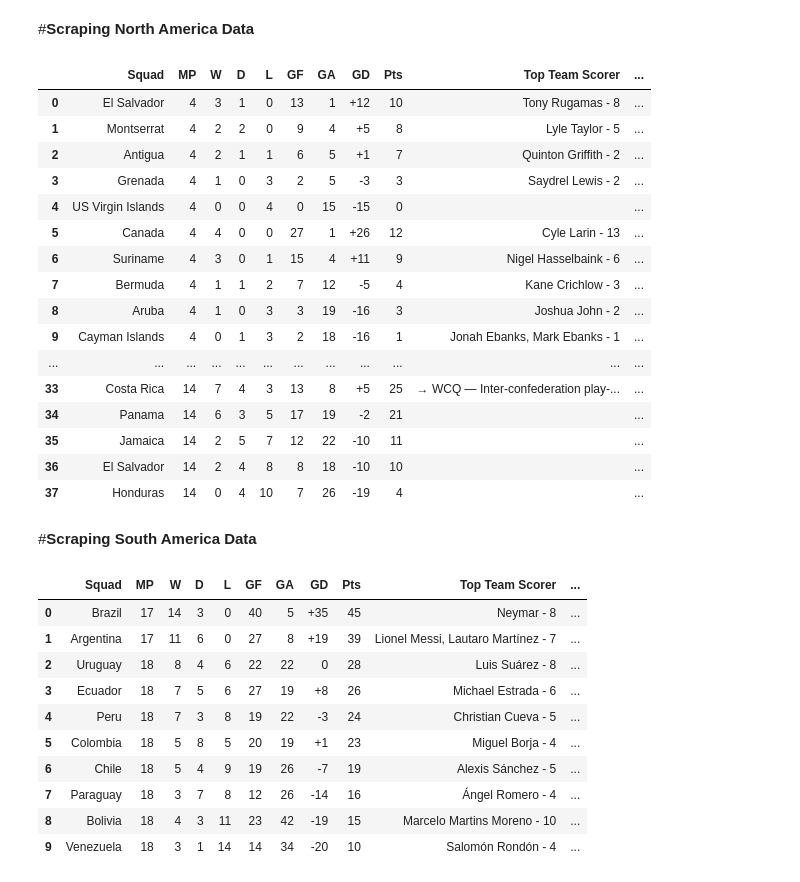
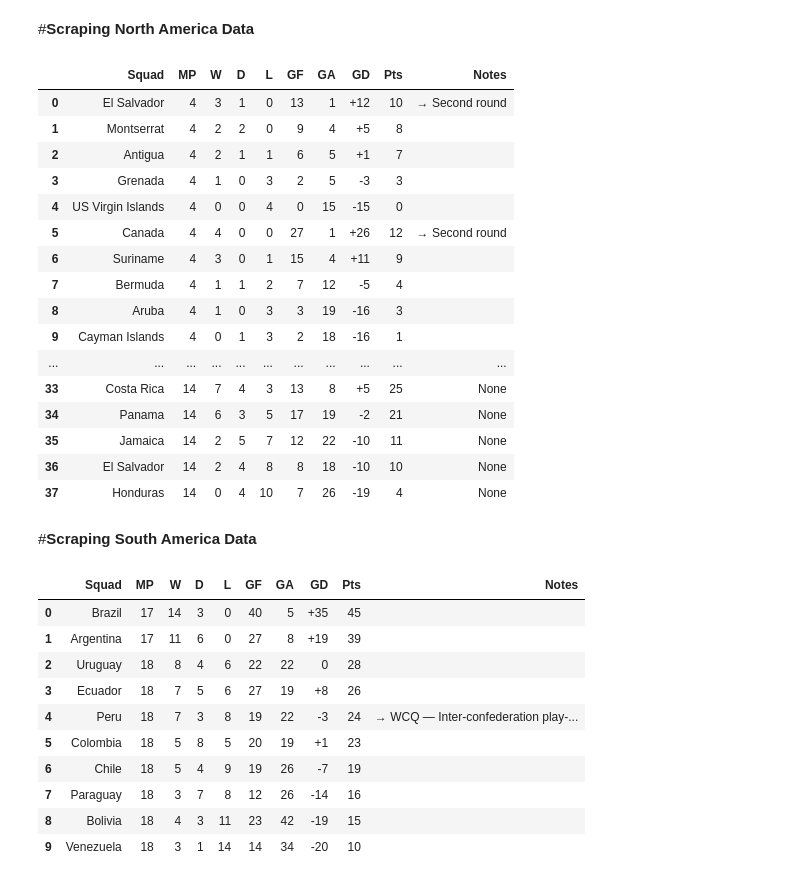
Before and after one commit to YahiaML/World-Cup-Qualifiers-data, a Jupyter notebook: World_Cup_Qualifiers_data_V_02_.ipynb, the cells around one changed output. Drawn from its saved outputs; the diff is of its cells as text; code cells hidden in the pictures.

```diff
--- a/World_Cup_Qualifiers_data_V_02_.ipynb
+++ b/World_Cup_Qualifiers_data_V_02_.ipynb
@@ -121,39 +122,41 @@ Europe
 #**Scraping North America Data**
 # %%
 North_America = scrap("https://fbref.com/en/comps/3/WCQ----CONCACAF-M-Stats",['Squad',	'MP',	'W',	'D',	'L',	'GF',	'GA',	'GD', 'Pts',"Top Team Scorer",	"Goalkeeper", 'Notes'])
+North_America = North_America.drop(["Top Team Scorer",	"Goalkeeper"],axis=1)
 North_America
 # %% [output]
-|  | Squad | MP | W | D | L | GF | GA | GD | Pts | Top Team Scorer | ... |
-| 0 | El Salvador | 4 | 3 | 1 | 0 | 13 | 1 | +12 | 10 | Tony Rugamas - 8 | ... |
-| 1 | Montserrat | 4 | 2 | 2 | 0 | 9 | 4 | +5 | 8 | Lyle Taylor - 5 | ... |
-| 2 | Antigua | 4 | 2 | 1 | 1 | 6 | 5 | +1 | 7 | Quinton Griffith - 2 | ... |
-| 3 | Grenada | 4 | 1 | 0 | 3 | 2 | 5 | -3 | 3 | Saydrel Lewis - 2 | ... |
-| 4 | US Virgin Islands | 4 | 0 | 0 | 4 | 0 | 15 | -15 | 0 |  | ... |
-| 5 | Canada | 4 | 4 | 0 | 0 | 27 | 1 | +26 | 12 | Cyle Larin - 13 | ... |
-| 6 | Suriname | 4 | 3 | 0 | 1 | 15 | 4 | +11 | 9 | Nigel Hasselbaink - 6 | ... |
-| 7 | Bermuda | 4 | 1 | 1 | 2 | 7 | 12 | -5 | 4 | Kane Crichlow - 3 | ... |
-| 8 | Aruba | 4 | 1 | 0 | 3 | 3 | 19 | -16 | 3 | Joshua John - 2 | ... |
-| 9 | Cayman Islands | 4 | 0 | 1 | 3 | 2 | 18 | -16 | 1 | Jonah Ebanks, Mark Ebanks - 1 | ... |
-| ... | ... | ... | ... | ... | ... | ... | ... | ... | ... | ... | ... |
-| 33 | Costa Rica | 14 | 7 | 4 | 3 | 13 | 8 | +5 | 25 | → WCQ — Inter-confederation play-... | ... |
-| 34 | Panama | 14 | 6 | 3 | 5 | 17 | 19 | -2 | 21 |  | ... |
-| 35 | Jamaica | 14 | 2 | 5 | 7 | 12 | 22 | -10 | 11 |  | ... |
-| 36 | El Salvador | 14 | 2 | 4 | 8 | 8 | 18 | -10 | 10 |  | ... |
-| 37 | Honduras | 14 | 0 | 4 | 10 | 7 | 26 | -19 | 4 |  | ... |
+|  | Squad | MP | W | D | L | GF | GA | GD | Pts | Notes |
+| 0 | El Salvador | 4 | 3 | 1 | 0 | 13 | 1 | +12 | 10 | → Second round |
+| 1 | Montserrat | 4 | 2 | 2 | 0 | 9 | 4 | +5 | 8 |  |
+| 2 | Antigua | 4 | 2 | 1 | 1 | 6 | 5 | +1 | 7 |  |
+| 3 | Grenada | 4 | 1 | 0 | 3 | 2 | 5 | -3 | 3 |  |
+| 4 | US Virgin Islands | 4 | 0 | 0 | 4 | 0 | 15 | -15 | 0 |  |
+| 5 | Canada | 4 | 4 | 0 | 0 | 27 | 1 | +26 | 12 | → Second round |
+| 6 | Suriname | 4 | 3 | 0 | 1 | 15 | 4 | +11 | 9 |  |
+| 7 | Bermuda | 4 | 1 | 1 | 2 | 7 | 12 | -5 | 4 |  |
+| 8 | Aruba | 4 | 1 | 0 | 3 | 3 | 19 | -16 | 3 |  |
+| 9 | Cayman Islands | 4 | 0 | 1 | 3 | 2 | 18 | -16 | 1 |  |
+| ... | ... | ... | ... | ... | ... | ... | ... | ... | ... | ... |
+| 33 | Costa Rica | 14 | 7 | 4 | 3 | 13 | 8 | +5 | 25 | None |
+| 34 | Panama | 14 | 6 | 3 | 5 | 17 | 19 | -2 | 21 | None |
+| 35 | Jamaica | 14 | 2 | 5 | 7 | 12 | 22 | -10 | 11 | None |
+| 36 | El Salvador | 14 | 2 | 4 | 8 | 8 | 18 | -10 | 10 | None |
+| 37 | Honduras | 14 | 0 | 4 | 10 | 7 | 26 | -19 | 4 | None |
 # %% [markdown]
 #**Scraping South America Data**
 # %%
 South_America = scrap("https://fbref.com/en/comps/4/WCQ----CONMEBOL-M-Stats",['Squad',	'MP',	'W',	'D',	'L',	'GF',	'GA',	'GD', 'Pts',"Top Team Scorer",	"Goalkeeper", 'Notes'])
+South_America = South_America.drop(["Top Team Scorer",	"Goalkeeper"],axis=1)
 South_America
 # %% [output]
-|  | Squad | MP | W | D | L | GF | GA | GD | Pts | Top Team Scorer | ... |
-| 0 | Brazil | 17 | 14 | 3 | 0 | 40 | 5 | +35 | 45 | Neymar - 8 | ... |
-| 1 | Argentina | 17 | 11 | 6 | 0 | 27 | 8 | +19 | 39 | Lionel Messi, Lautaro Martínez - 7 | ... |
-| 2 | Uruguay | 18 | 8 | 4 | 6 | 22 | 22 | 0 | 28 | Luis Suárez - 8 | ... |
-| 3 | Ecuador | 18 | 7 | 5 | 6 | 27 | 19 | +8 | 26 | Michael Estrada - 6 | ... |
-| 4 | Peru | 18 | 7 | 3 | 8 | 19 | 22 | -3 | 24 | Christian Cueva - 5 | ... |
-| 5 | Colombia | 18 | 5 | 8 | 5 | 20 | 19 | +1 | 23 | Miguel Borja - 4 | ... |
-| 6 | Chile | 18 | 5 | 4 | 9 | 19 | 26 | -7 | 19 | Alexis Sánchez - 5 | ... |
-| 7 | Paraguay | 18 | 3 | 7 | 8 | 12 | 26 | -14 | 16 | Ángel Romero - 4 | ... |
-| 8 | Bolivia | 18 | 4 | 3 | 11 | 23 | 42 | -19 | 15 | Marcelo Martins Moreno - 10 | ... |
-| 9 | Venezuela | 18 | 3 | 1 | 14 | 14 | 34 | -20 | 10 | Salomón Rondón - 4 | ... |
+|  | Squad | MP | W | D | L | GF | GA | GD | Pts | Notes |
+| 0 | Brazil | 17 | 14 | 3 | 0 | 40 | 5 | +35 | 45 |  |
+| 1 | Argentina | 17 | 11 | 6 | 0 | 27 | 8 | +19 | 39 |  |
+| 2 | Uruguay | 18 | 8 | 4 | 6 | 22 | 22 | 0 | 28 |  |
+| 3 | Ecuador | 18 | 7 | 5 | 6 | 27 | 19 | +8 | 26 |  |
+| 4 | Peru | 18 | 7 | 3 | 8 | 19 | 22 | -3 | 24 | → WCQ — Inter-confederation play-... |
+| 5 | Colombia | 18 | 5 | 8 | 5 | 20 | 19 | +1 | 23 |  |
+| 6 | Chile | 18 | 5 | 4 | 9 | 19 | 26 | -7 | 19 |  |
+| 7 | Paraguay | 18 | 3 | 7 | 8 | 12 | 26 | -14 | 16 |  |
+| 8 | Bolivia | 18 | 4 | 3 | 11 | 23 | 42 | -19 | 15 |  |
+| 9 | Venezuela | 18 | 3 | 1 | 14 | 14 | 34 | -20 | 10 |  |
```
Also changed, not shown: parts of 1 cell of this notebook.
